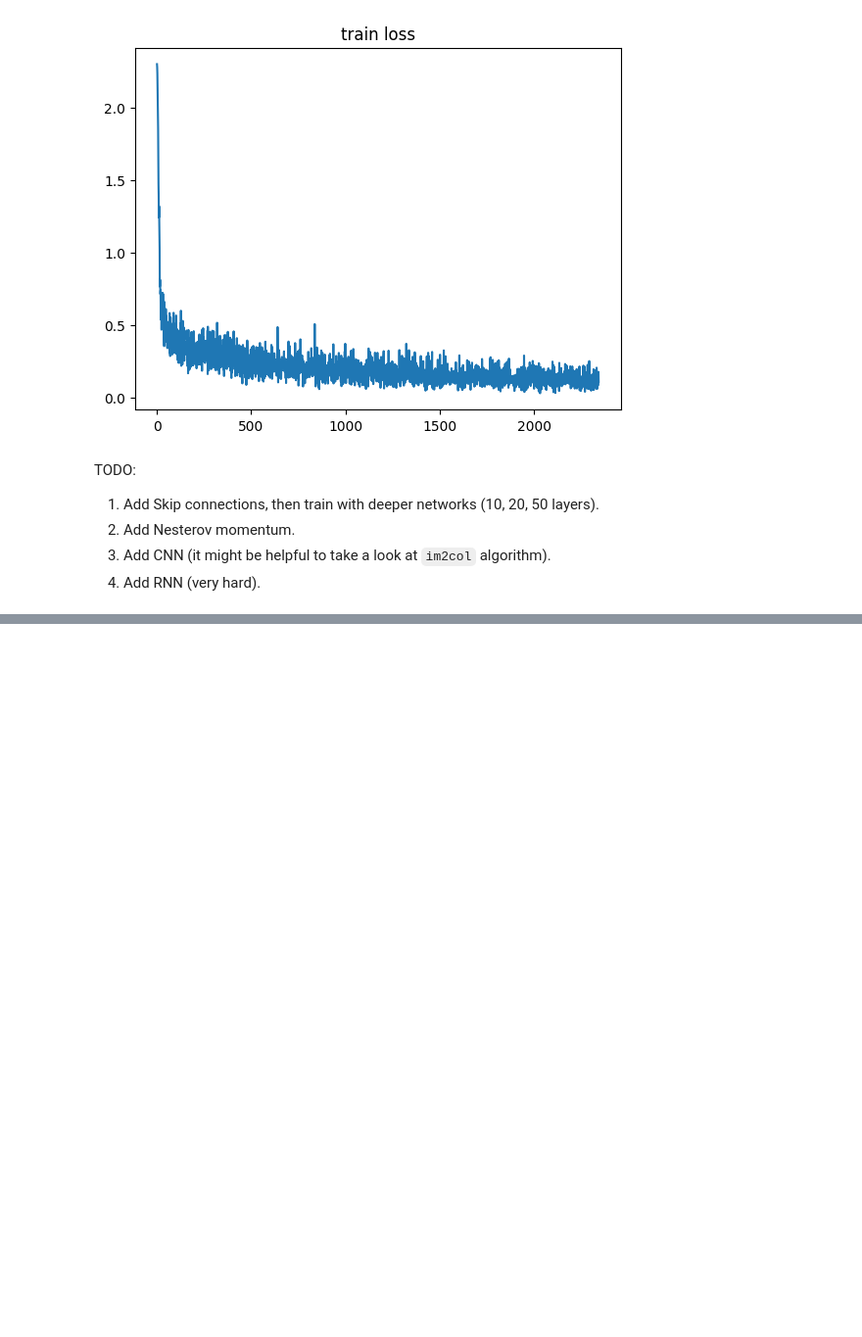
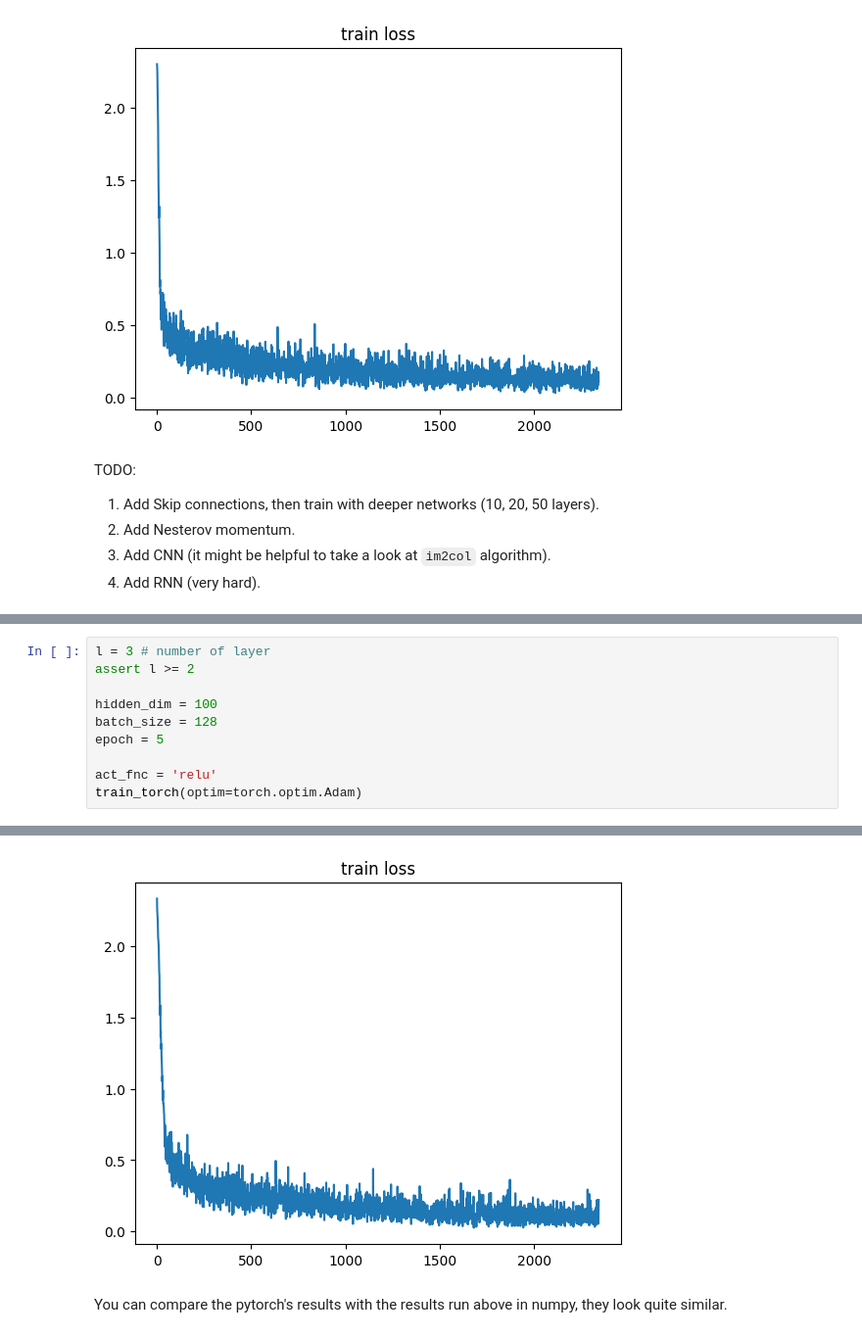
Before and after one commit to giangbang/ML-notebooks, a Jupyter notebook: notebooks/Backpropagation, RMSprop, ADam.ipynb, the cells around one changed output, grey strips where cells are left out. Shown: that part at 98% size. Drawn from its saved outputs; the diff is of its cells as text; blank space fills up the shorter version.

Commit message:
update equivalent code pytorch

```diff
--- a/notebooks/Backpropagation, RMSprop, ADam.ipynb
+++ b/notebooks/Backpropagation, RMSprop, ADam.ipynb
@@ -321,0 +419,11 @@ TODO:
+# %%
+l = 3 # number of layer
+assert l >= 2
+
+hidden_dim = 100
+batch_size = 128
+epoch = 5
+
+act_fnc = 'relu'
+train_torch(optim=torch.optim.Adam)
+# %% [output]
@@ -321,0 +437,3 @@ TODO:
+[figure, added]
+# %% [markdown]
+You can compare the pytorch's results with the results run above in numpy, they look quite similar.
```
Also changed, not shown: parts of 5 cells of this notebook.
